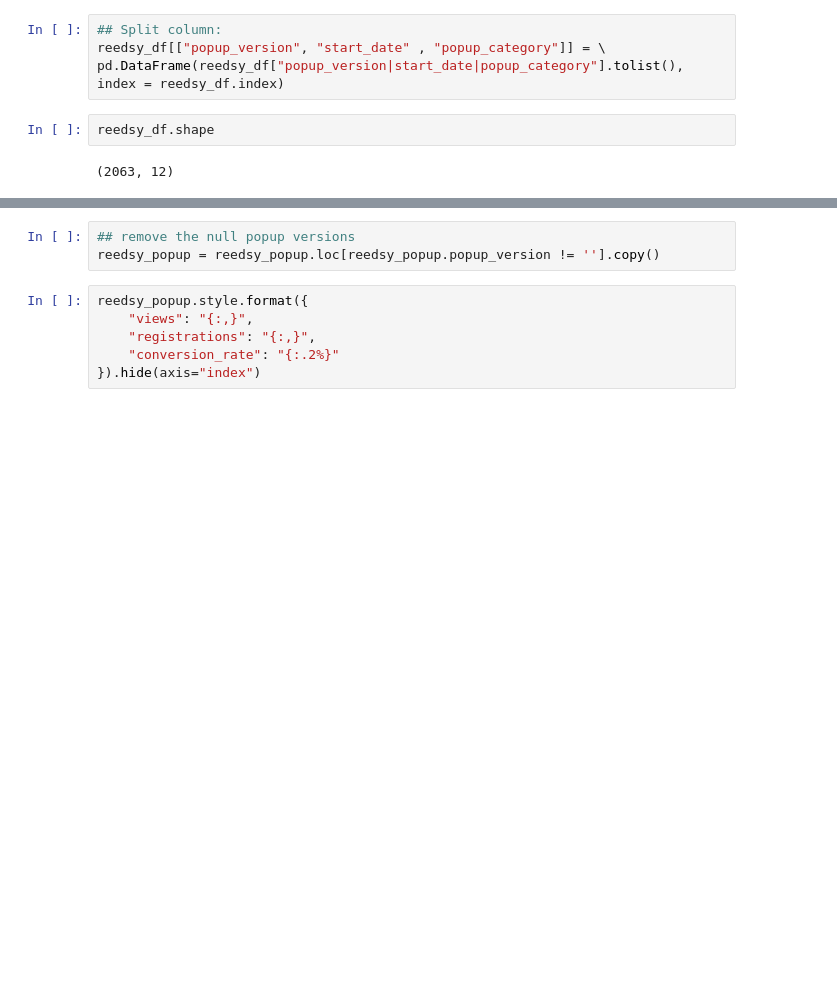
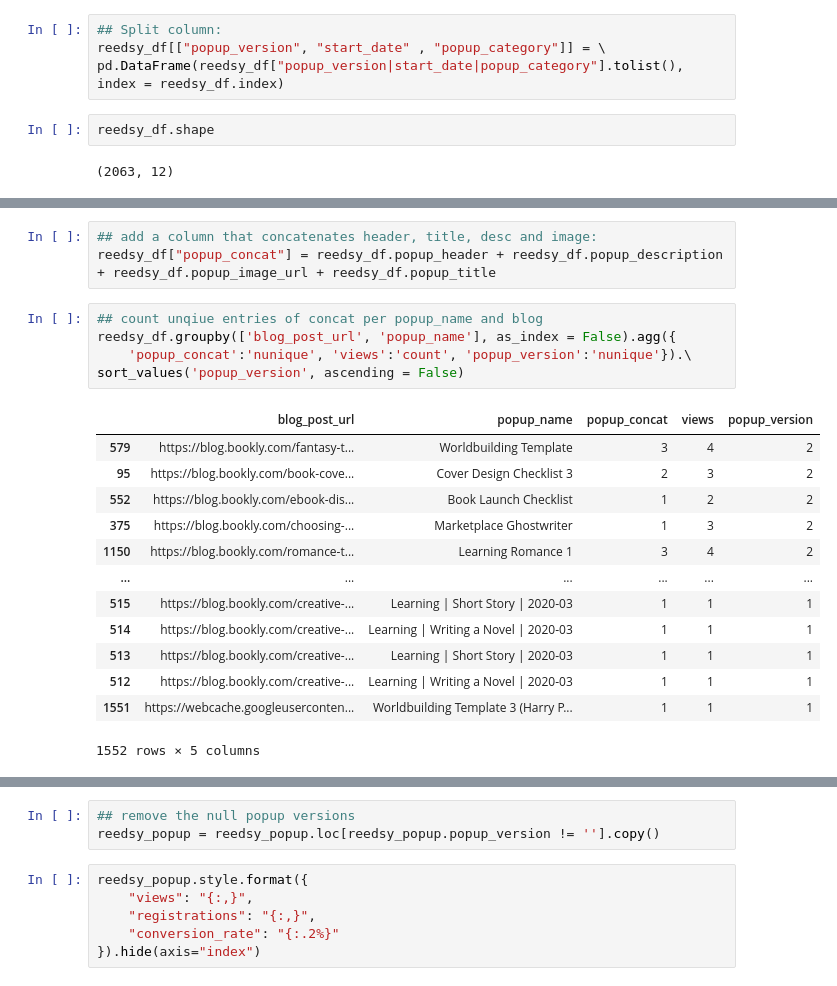
Before and after one commit to tomoswynroberts/reedsy-challenge-data, a Jupyter notebook: Reedsy Challenge TR.ipynb, the cells around one changed output, grey strips where cells are left out. Drawn from its saved outputs; the diff is of its cells as text; blank space fills up the shorter version.

```diff
--- a/Reedsy Challenge TR.ipynb
+++ b/Reedsy Challenge TR.ipynb
@@ -120,0 +191,22 @@ reedsy_df_1.shape
+# %%
+## add a column that concatenates header, title, desc and image:
+reedsy_df["popup_concat"] = reedsy_df.popup_header + reedsy_df.popup_description + reedsy_df.popup_image_url + reedsy_df.popup_title
+# %%
+## count unqiue entries of concat per popup_name and blog
+reedsy_df.groupby(['blog_post_url', 'popup_name'], as_index = False).agg({
+    'popup_concat':'nunique', 'views':'count', 'popup_version':'nunique'}).\
+sort_values('popup_version', ascending = False)
+# %% [output]
+|  | blog_post_url | popup_name | popup_concat | views | popup_version |
+| 579 | https://blog.bookly.com/fantasy-t... | Worldbuilding Template | 3 | 4 | 2 |
+| 95 | https://blog.bookly.com/book-cove... | Cover Design Checklist 3 | 2 | 3 | 2 |
+| 552 | https://blog.bookly.com/ebook-dis... | Book Launch Checklist | 1 | 2 | 2 |
+| 375 | https://blog.bookly.com/choosing-... | Marketplace Ghostwriter | 1 | 3 | 2 |
+| 1150 | https://blog.bookly.com/romance-t... | Learning Romance 1 | 3 | 4 | 2 |
+| ... | ... | ... | ... | ... | ... |
+| 515 | https://blog.bookly.com/creative-... | Learning | Short Story | 2020-03 | 1 | 1 | 1 |
+| 514 | https://blog.bookly.com/creative-... | Learning | Writing a Novel | 2020-03 | 1 | 1 | 1 |
+| 513 | https://blog.bookly.com/creative-... | Learning | Short Story | 2020-03 | 1 | 1 | 1 |
+| 512 | https://blog.bookly.com/creative-... | Learning | Writing a Novel | 2020-03 | 1 | 1 | 1 |
+| 1551 | https://webcache.googleuserconten... | Worldbuilding Template 3 (Harry P... | 1 | 1 | 1 |
+1552 rows × 5 columns
```
Also changed, not shown: parts of 29 cells of this notebook.
